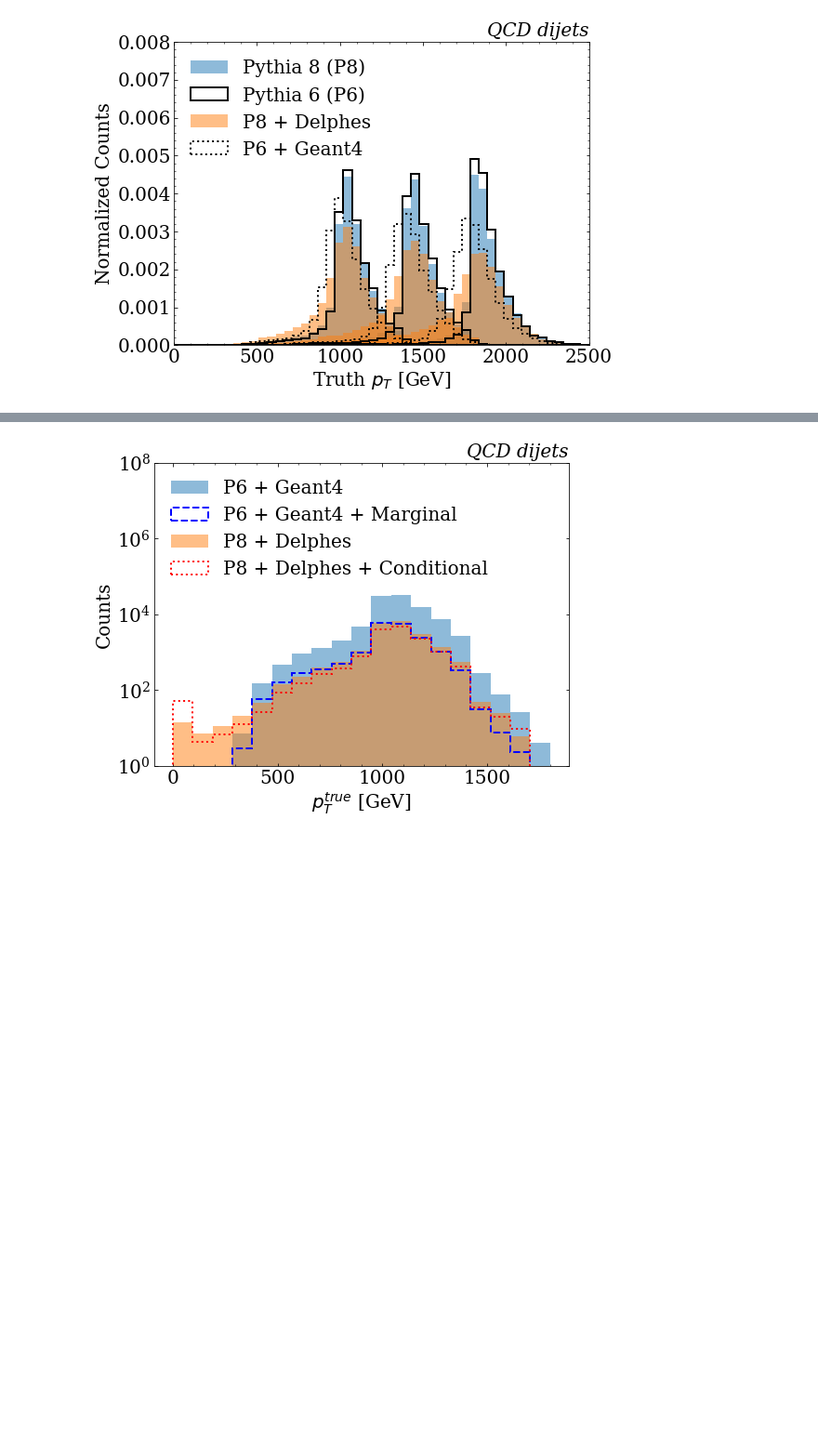
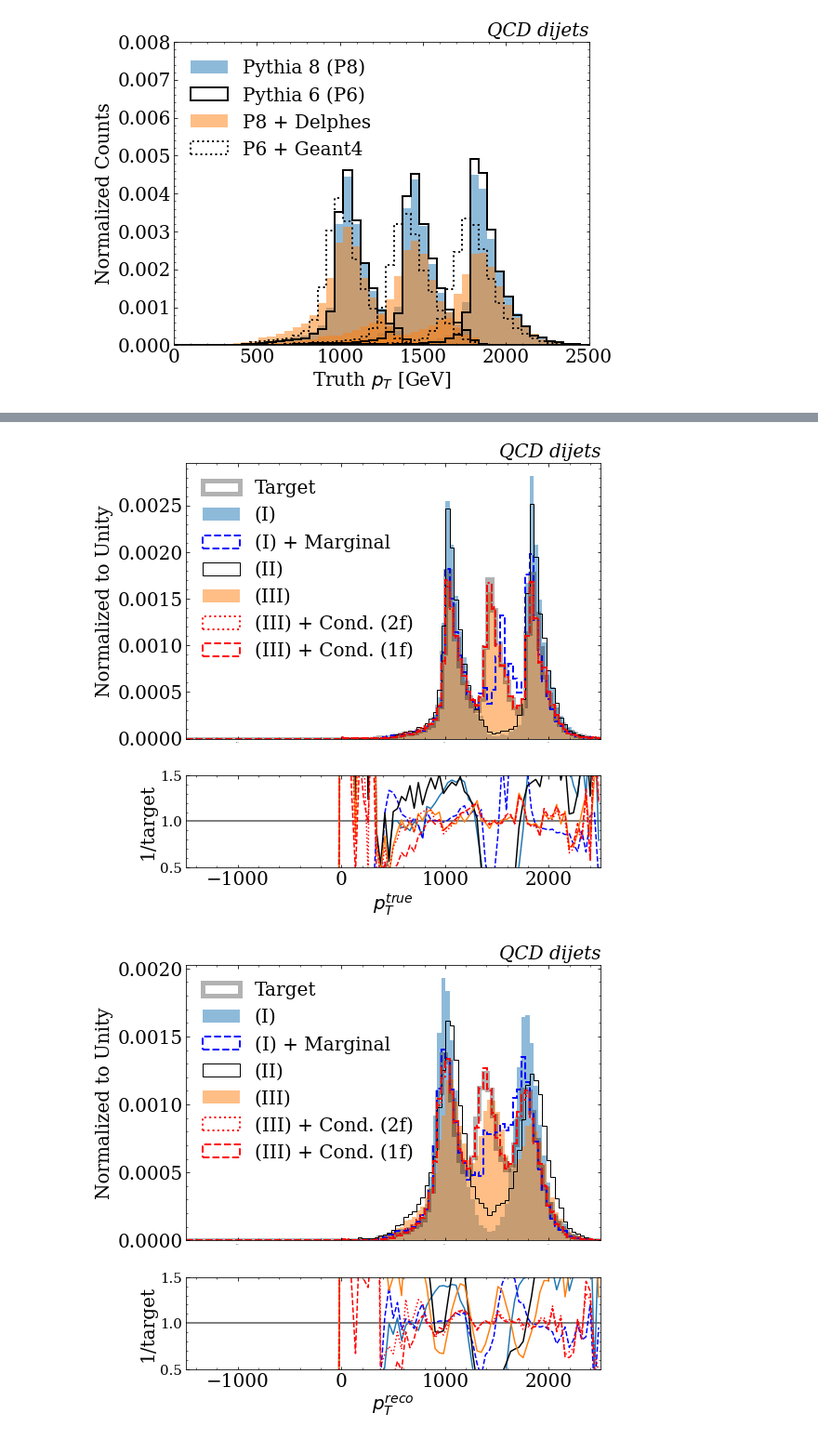
Before and after one commit to hep-lbdl/neuralconditional, a Jupyter notebook: ConditionalReweighting.ipynb, the cells around one changed output, grey strips where cells are left out. Shown: that part at 93% size. Saved outputs shown, nothing was run; the diff lists cells and outputs as text; code cells hidden in the pictures; blank space fills up the shorter version.

```diff
--- a/ConditionalReweighting.ipynb
+++ b/ConditionalReweighting.ipynb
@@ -924,0 +562,14 @@ Epoch 2/2
+# %%
+nn = 10000
+
+T_withall = np.concatenate([simjets_f[:,8],sim14jets_f[:,8],sim18jets_f[:,8]])
+R_withall = np.concatenate([simjets_f[:,0],sim14jets_f[:,0],sim18jets_f[:,0]])
+T0 = np.concatenate([simjets_f[0:nn][:,8],sim18jets_f[0:nn][:,8]])
+T1 = np.concatenate([delphes[0:nn][:,6],delphes18[0:nn][:,6]])
+T2 = np.concatenate([delphes[0:nn][:,6],delphes14[0:nn][:,6],delphes18[0:nn][:,6]])
+T2_all = np.concatenate([delphes[:,6],delphes14[:,6],delphes18[:,6]])
+R0 = np.concatenate([simjets_f[0:nn][:,0],sim18jets_f[0:nn][:,0]])
+R1 = np.concatenate([delphes[0:nn][:,1],delphes18[0:nn][:,1]])
+R2 = np.concatenate([delphes[0:nn][:,1],delphes14[0:nn][:,1],delphes18[0:nn][:,1]])
+# %%
+w_withall = marginal_reweight(T_withall/1000., T2/1000., model)
@@ -924,0 +594,4 @@ Epoch 2/2
+# %%
+wCondtional_2funcs = conditional_reweight_2funcs(T0/1000., T1/1000., T2/1000., R0/1000., R1/1000., R2/1000., model, model2)
+wCondtional_1func = conditional_reweight_1func(T0/1000., T1/1000., T2/1000., R0/1000., R1/1000., R2/1000., modelO)
+wMarginal = marginal_reweight(T0/1000., T2/1000., model)
@@ -925,13 +616,13 @@ Epoch 2/2
 # %%
-Tt_copy22 = Tt.copy()
-T0_copy22 = T0.copy()
-T1_copy22 = T1.copy()
-T2_copy22 = T2.copy()
-wT0_copy22 = wT0.copy()
+Tt_copy4 = T_withall.copy()
+T0_copy4 = T0.copy()
+T1_copy4 = T1.copy()
+T2_copy4 = T2.copy()
+wT0_copy4 = wMarginal.copy()
 
-Rt_copy22 = Rt.copy()
-R0_copy22 = R0.copy()
-R1_copy22 = R1.copy()
-R2_copy22 = R2.copy()
-wRT_copy22 = wRT.copy()
-wT_copy22 = wT.copy()
+Rt_copy4 = R_withall.copy()
+R0_copy4 = R0.copy()
+R1_copy4 = R1.copy()
+R2_copy4 = R2.copy()
+wRT_copy4 = wCondtional_2funcs.copy()
+wRT2_copy4 = wCondtional_1func.copy()
@@ -1085,24 +629,6 @@ plt.savefig("conditional/Dijets_R_pT.pdf",bbox_inches='tight')
-# %%
-fig = plt.figure(figsize=(8, 6))
-gs = gridspec.GridSpec(1, 1)
-ax0 = plt.subplot(gs[0])
-ax0.yaxis.set_ticks_position('both')
-ax0.xaxis.set_ticks_position('both')
-ax0.tick_params(direction="in",which="both")
-plt.xticks(fontsize=20)
-plt.yticks(fontsize=20)
-ax0.minorticks_on()
-
-plt.hist(sim.jets_f[:,8],bins=np.linspace(0,1800,20),label="P6 + Geant4",color="tab:blue",alpha=0.5)
-plt.hist(sim.jets_f[:,8],bins=np.linspace(0,1800,20),label="P6 + Geant4 + Marginal",histtype="step",color="blue",weights=1./wTG,ls="--",lw=2)
-plt.hist(delphes[:,6],bins=np.linspace(0,1800,20),label="P8 + Delphes",color="tab:orange",alpha=0.5)
-plt.hist(delphes[:,6],bins=np.linspace(0,1800,20),label="P8 + Delphes + Conditional",color="red",histtype="step",ls=":",weights=wRTP/wTP,lw=2)
-plt.xlabel("$p_T^{true}$ [GeV]")
-plt.ylabel("Counts")
-plt.yscale("log")
-plt.legend(frameon=False,loc="upper left")
-plt.ylim([1,1e8])
-_=plt.title(r"QCD dijets",loc="right",fontsize=20, fontstyle="italic")
-plt.savefig("conditional/Dijets_T_pT.pdf",bbox_inches='tight')
-# %% [output]
-[figure, removed]
+# %%
+makeplots(Tt_copy4,T0_copy4,T1_copy4,T2_copy4,wT0_copy4,wRT_copy4,wRT2_copy4,xlabel=r"$p_T^{true}$",header="QCD dijets",plotname="Dijets_T",mymin=-1500,mymax=2500,w_withall=w_withall,nbins=100)
+makeplots(Rt_copy4,R0_copy4,R1_copy4,R2_copy4,wT0_copy4,wRT_copy4,wRT2_copy4,xlabel=r"$p_T^{reco}$",header="QCD dijets",plotname="Dijets_R",mymin=-1500,mymax=2500,w_withall=w_withall,nbins=100)
+# %% [output]
+[figure, added]
+[figure, added]
```
Also changed, not shown: parts of 52 cells of this notebook.
